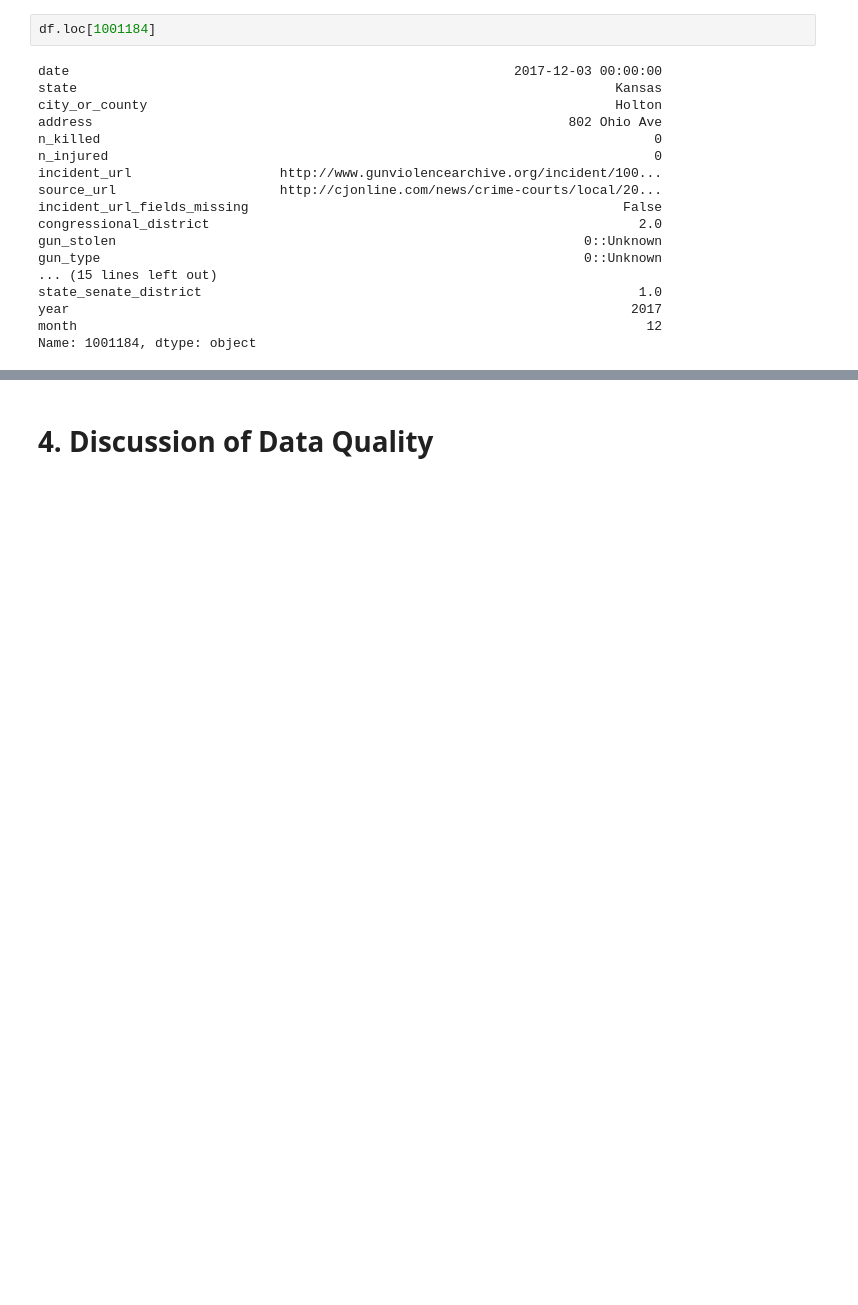
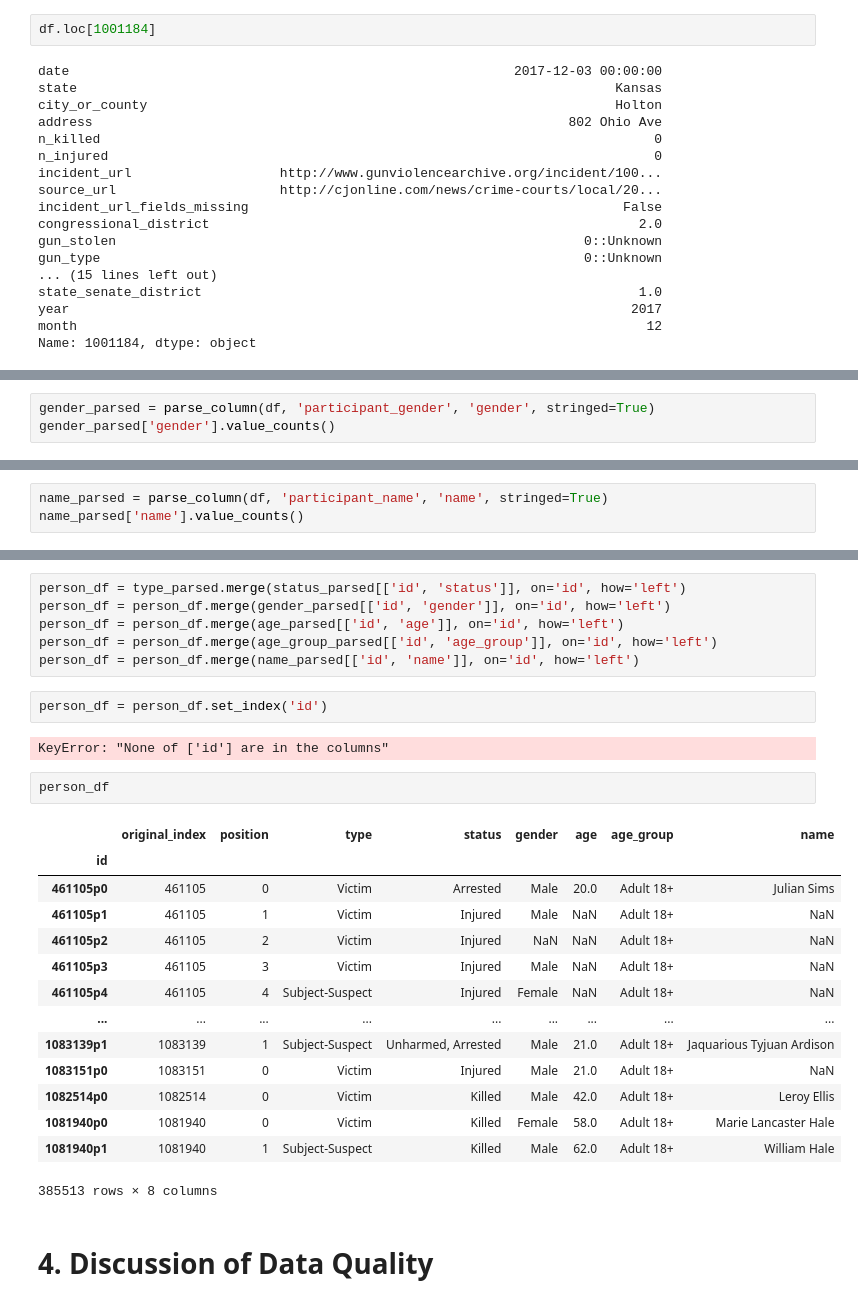
Before and after one commit to Neukz/gun-violence-analysis, a Jupyter notebook: 01_problem_and_data_understanding.ipynb, the cells around one changed output, grey strips where cells are left out. Saved outputs shown, nothing was run; the diff lists cells and outputs as text; blank space fills up the shorter version.

```diff
--- a/01_problem_and_data_understanding.ipynb
+++ b/01_problem_and_data_understanding.ipynb
@@ -406,0 +461,3 @@ we can see that most people in a shootings are in their late teens and early twe
+# %%
+gender_parsed = parse_column(df, 'participant_gender', 'gender', stringed=True)
+gender_parsed['gender'].value_counts()
@@ -406,0 +472,3 @@ we can see that most people in a shootings are in their late teens and early twe
+# %%
+name_parsed = parse_column(df, 'participant_name', 'name', stringed=True)
+name_parsed['name'].value_counts()
@@ -407,3 +579,30 @@ we can see that most people in a shootings are in their late teens and early twe
+# %%
+person_df = type_parsed.merge(status_parsed[['id', 'status']], on='id', how='left')
+person_df = person_df.merge(gender_parsed[['id', 'gender']], on='id', how='left')
+person_df = person_df.merge(age_parsed[['id', 'age']], on='id', how='left')
+person_df = person_df.merge(age_group_parsed[['id', 'age_group']], on='id', how='left')
+person_df = person_df.merge(name_parsed[['id', 'name']], on='id', how='left')
+# %%
+person_df = person_df.set_index('id')
+# %% [output]
+KeyError: "None of ['id'] are in the columns"
+# %%
+person_df
+# %% [output]
+|  | original_index | position | type | status | gender | age | age_group | name |
+| id |  |  |  |  |  |  |  |  |
+| 461105p0 | 461105 | 0 | Victim | Arrested | Male | 20.0 | Adult 18+ | Julian Sims |
+| 461105p1 | 461105 | 1 | Victim | Injured | Male | NaN | Adult 18+ | NaN |
+| 461105p2 | 461105 | 2 | Victim | Injured | NaN | NaN | Adult 18+ | NaN |
+| 461105p3 | 461105 | 3 | Victim | Injured | Male | NaN | Adult 18+ | NaN |
+| 461105p4 | 461105 | 4 | Subject-Suspect | Injured | Female | NaN | Adult 18+ | NaN |
+| ... | ... | ... | ... | ... | ... | ... | ... | ... |
+| 1083139p1 | 1083139 | 1 | Subject-Suspect | Unharmed, Arrested | Male | 21.0 | Adult 18+ | Jaquarious Tyjuan Ardison |
+| 1083151p0 | 1083151 | 0 | Victim | Injured | Male | 21.0 | Adult 18+ | NaN |
+| 1082514p0 | 1082514 | 0 | Victim | Killed | Male | 42.0 | Adult 18+ | Leroy Ellis |
+| 1081940p0 | 1081940 | 0 | Victim | Killed | Female | 58.0 | Adult 18+ | Marie Lancaster Hale |
+| 1081940p1 | 1081940 | 1 | Subject-Suspect | Killed | Male | 62.0 | Adult 18+ | William Hale |
+385513 rows × 8 columns
 # %% [markdown]
 # 4. Discussion of Data Quality
 # %% [markdown]
```
Also changed, not shown: parts of 37 cells of this notebook.
